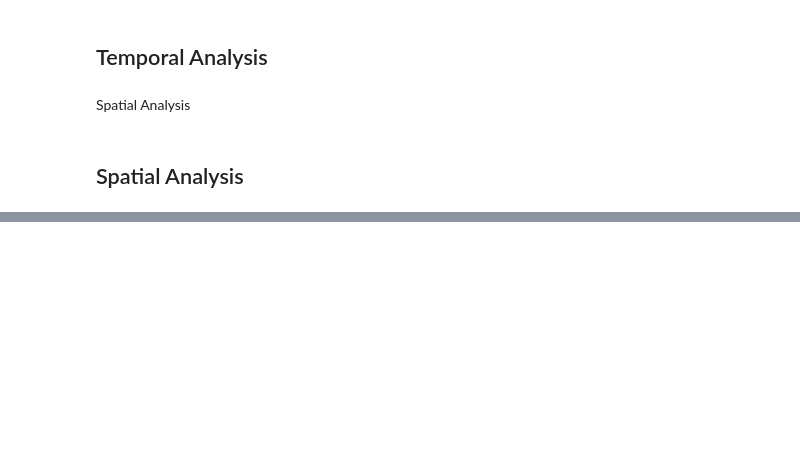
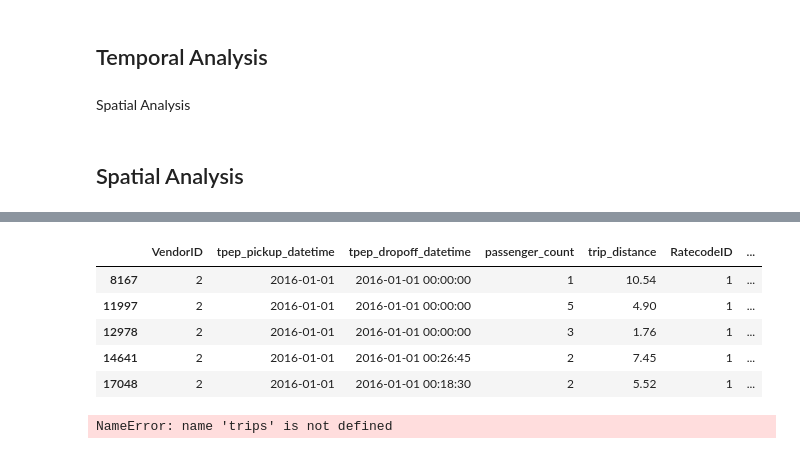
Before and after one commit to dongtang3/NYCTaxiPrediction, a Jupyter notebook: 01_data_processing.ipynb, the cells around one changed output, grey strips where cells are left out. Cells and saved outputs as stored; diff of their text form; code cells hidden in the pictures; blank space fills up the shorter version.

```diff
--- a/01_data_processing.ipynb
+++ b/01_data_processing.ipynb
@@ -108,0 +135,50 @@ fig.show()
+# %%
+import datetime
+import pandas as pd
+
+trips = pd.read_parquet(
+    'yellow_tripdata_2016'
+    )
+# Remove outliers.
+trips = trips[(trips['tpep_pickup_datetime'] == datetime.datetime(2016, 1, 1))]
+trips.head()
+# %% [output]
+|  | VendorID | tpep_pickup_datetime | tpep_dropoff_datetime | passenger_count | trip_distance | RatecodeID | ... |
+| 8167 | 2 | 2016-01-01 | 2016-01-01 00:00:00 | 1 | 10.54 | 1 | ... |
+| 11997 | 2 | 2016-01-01 | 2016-01-01 00:00:00 | 5 | 4.90 | 1 | ... |
+| 12978 | 2 | 2016-01-01 | 2016-01-01 00:00:00 | 3 | 1.76 | 1 | ... |
+| 14641 | 2 | 2016-01-01 | 2016-01-01 00:26:45 | 2 | 7.45 | 1 | ... |
+| 17048 | 2 | 2016-01-01 | 2016-01-01 00:18:30 | 2 | 5.52 | 1 | ... |
+# %%
+import pandas as pd
+from sklearn.model_selection import train_test_split
+from sklearn.linear_model import LinearRegression
+from sklearn.metrics import mean_squared_error
+
+
+X = trips[['PU_hour', 'PULocationID']]
+y = trips['trip_duration']
+
+
+X_train, X_test, y_train, y_test = train_test_split(X, y, test_size=0.2, random_state=42)
+
+# 创建一个线性回归模型
+model = LinearRegression()
+
+# 训练模型
+model.fit(X_train, y_train)
+
+# 预测测试集结果
+y_pred = model.predict(X_test)
+
+# 评估模型
+mse = mean_squared_error(y_test, y_pred)
+print(f"Mean Squared Error: {mse}")
+
+# 使用模型进行预测
+# 例如预测 PU_hour = 8, PULocationID = 132 的情况
+sample_data = pd.DataFrame({'PU_hour': [8], 'PULocationID': [132]})
+predicted_duration = model.predict(sample_data)
+print(f"Predicted trip duration: {predicted_duration[0]} minutes")
+# %% [output]
+NameError: name 'trips' is not defined
```
Also changed, not shown: parts of 2 cells of this notebook, 1 other file.
